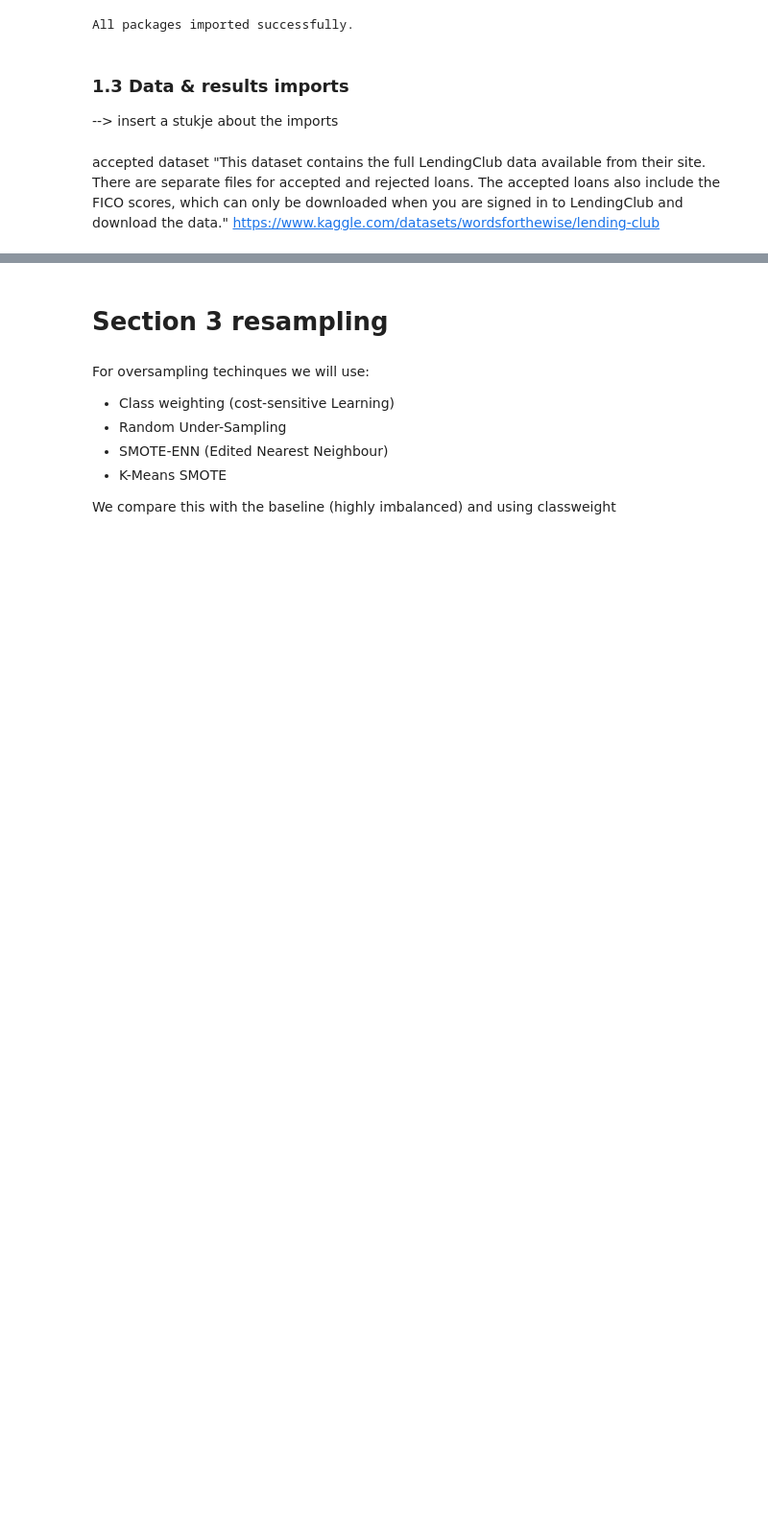
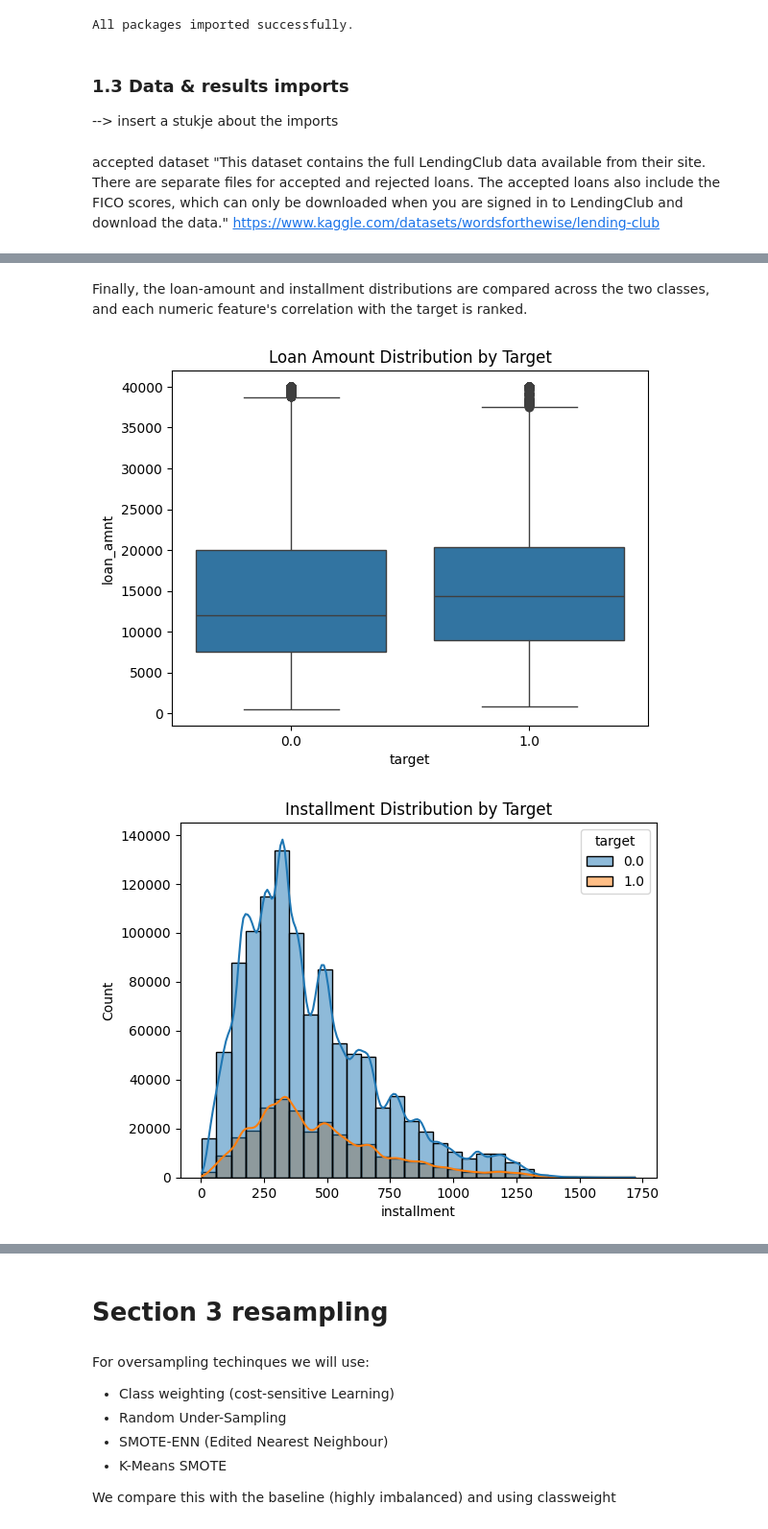
Before and after one commit to TimAngevare/Adversarial-Attacks-on-Class-Imbalanced-Lending-Default-Models, a Jupyter notebook: Notebook_Final_V1.ipynb, the cells around one changed output, grey strips where cells are left out. Shown at 96% size. Drawn from its saved outputs; the diff is of its cells as text; code cells hidden in the pictures; blank space fills up the shorter version.

```diff
--- a/Notebook_Final_V1.ipynb
+++ b/Notebook_Final_V1.ipynb
@@ -1059,0 +663,21 @@ Bias statistics (Kolmogorov-Smirnov test):
+# %% [markdown]
+Finally, the loan-amount and installment distributions are compared across the two classes, and each numeric feature's correlation with the target is ranked.
+# %%
+boxplot = sns.boxplot(x="target", y="loan_amnt", data=df)
+boxplot.set_title("Loan Amount Distribution by Target")
+plt.show()
+
+installment_plot = sns.histplot(data=df, x="installment", hue="target", kde=True, bins=30)
+installment_plot.set_title("Installment Distribution by Target")
+plt.show()
+
+df.corr(numeric_only=True)["target"].drop("target").sort_values().plot(
+    kind="bar",
+    title="Correlation between Target and Numeric Features",
+    ylabel="Correlation",
+    xlabel="Feature",
+)
+plt.show()
+# %% [output]
+[figure, added]
+[figure, added]
```
Also changed, not shown: parts of 155 cells of this notebook.
